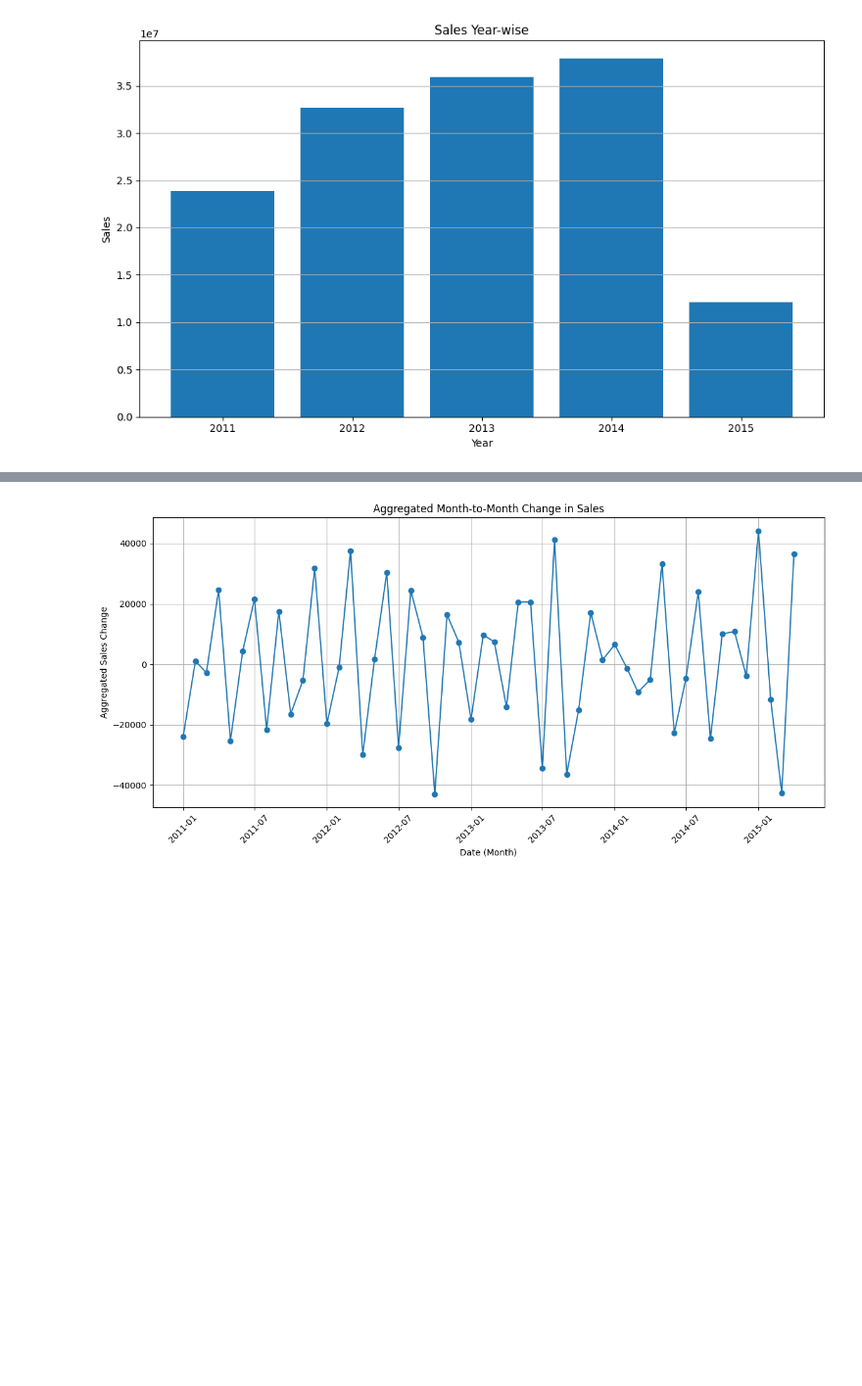
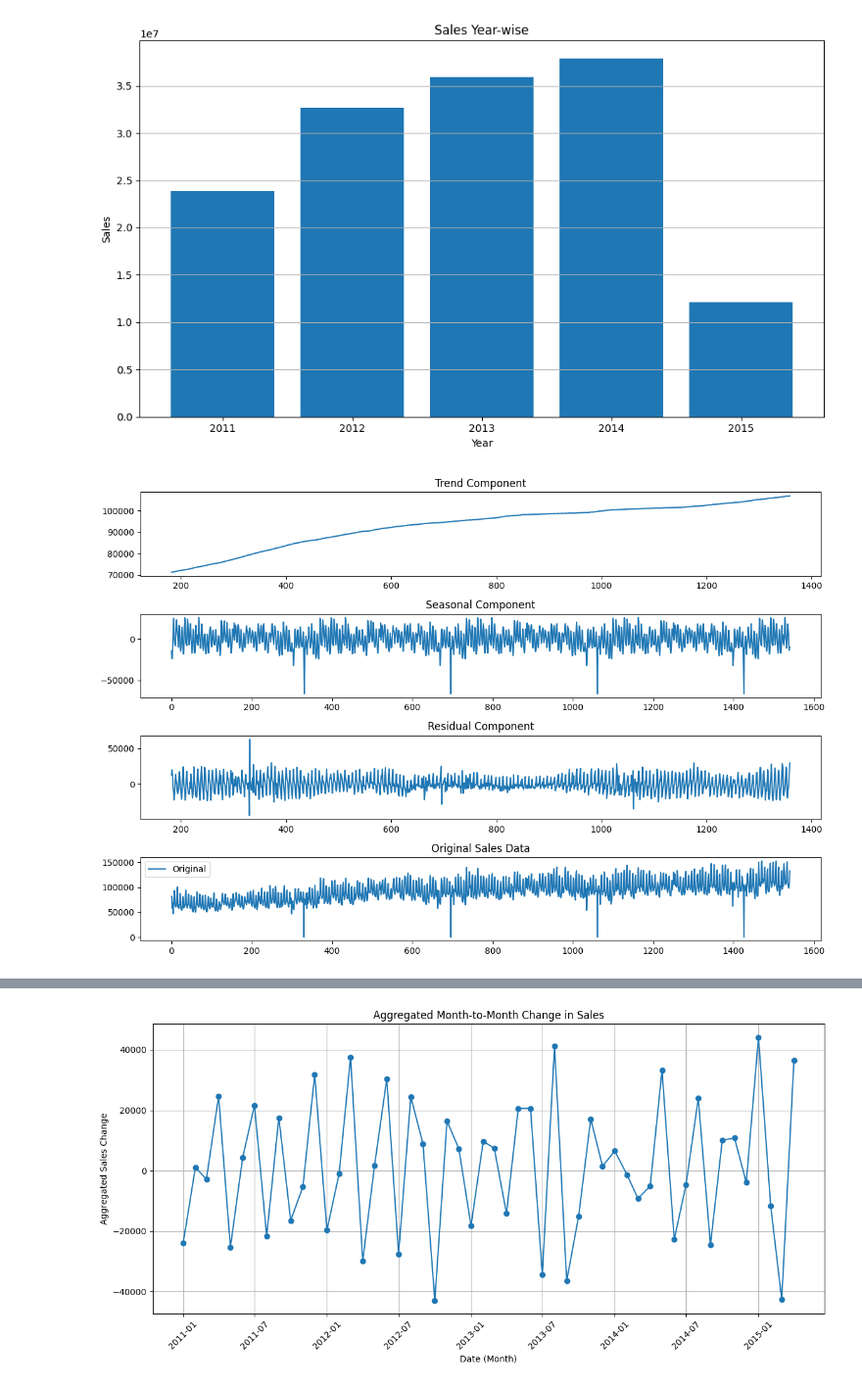
Before and after one commit to kirandas-dev/retail-analytics, a Jupyter notebook: American_Retail_Sales/notebooks/Forecasting/Das-Kiran-24580348-Arima.ipynb, the cells around one changed output, grey strips where cells are left out. Shown at 98% size. Saved outputs shown, nothing was run; the diff lists cells and outputs as text; code cells hidden in the pictures; blank space fills up the shorter version.

```diff
--- a/American_Retail_Sales/notebooks/Forecasting/Das-Kiran-24580348-Arima.ipynb
+++ b/American_Retail_Sales/notebooks/Forecasting/Das-Kiran-24580348-Arima.ipynb
@@ -102,3 +101,29 @@ plt.tight_layout()
 plt.show()
 # %% [output]
 [figure]
+# %%
+from statsmodels.tsa.seasonal import seasonal_decompose
+import matplotlib.pyplot as plt
+
+# Decompose daily_sales into trend, seasonal, and residual components
+result = seasonal_decompose(daily_sales['sales'], model='additive', period=365)  # Adjust the period as needed
+
+# Plot the decomposed components
+plt.figure(figsize=(12, 8))
+plt.subplot(411)
+plt.plot(result.trend)
+plt.title('Trend Component')
+plt.subplot(412)
+plt.plot(result.seasonal)
+plt.title('Seasonal Component')
+plt.subplot(413)
+plt.plot(result.resid)
+plt.title('Residual Component')
+plt.subplot(414)
+plt.plot(daily_sales['sales'], label='Original')
+plt.legend()
+plt.title('Original Sales Data')
+plt.tight_layout()
+plt.show()
+# %% [output]
+[figure, added]
```
Also changed, not shown: parts of 2 cells of this notebook, 7 other files.
